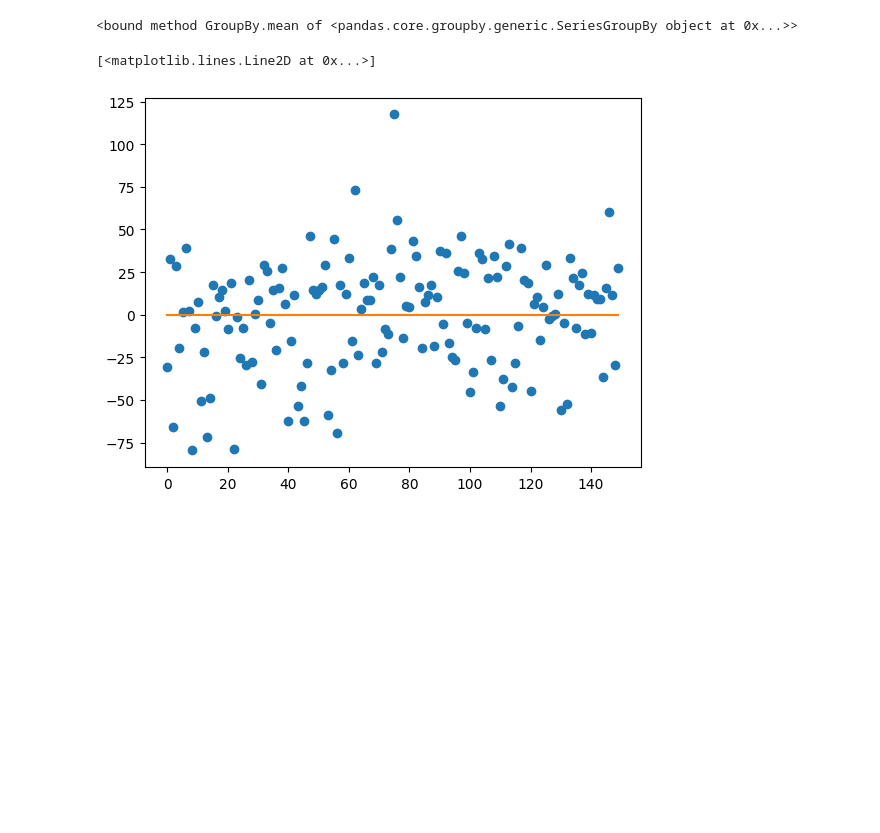
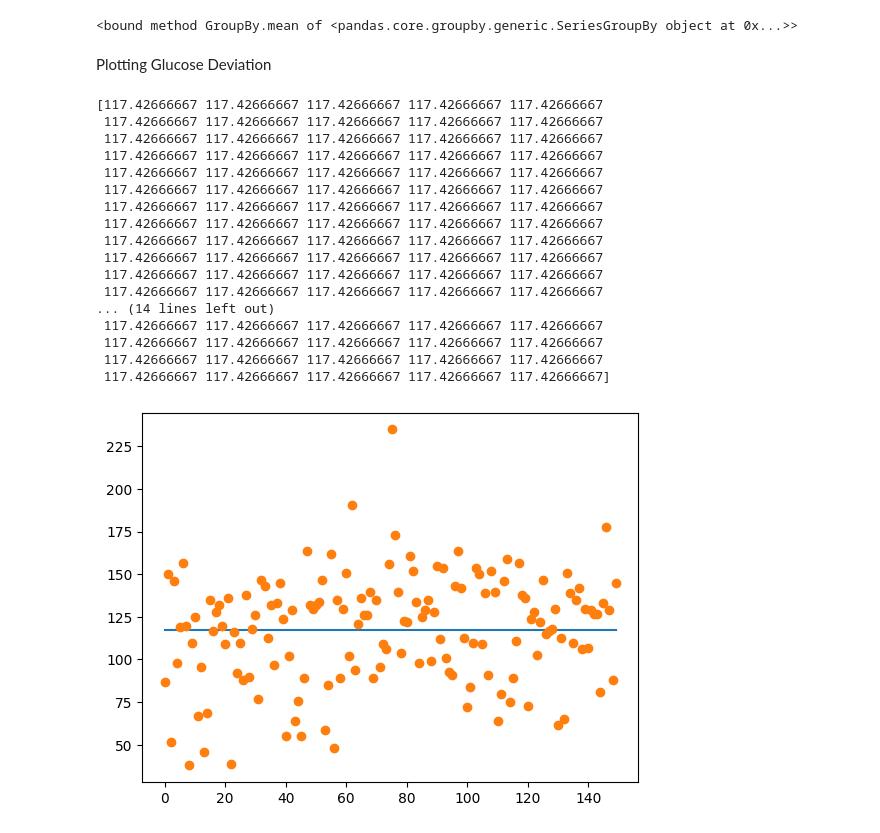
Before and after one commit to colatos99/diabetes-dataset-project, a Jupyter notebook: main_nb.ipynb, the cells around one changed output. Saved outputs shown, nothing was run; the diff lists cells and outputs as text; code cells hidden in the pictures; blank space fills up the shorter version.

```diff
--- a/main_nb.ipynb
+++ b/main_nb.ipynb
@@ -54,34 +54,59 @@ mean = stats_group["Glucose"].mean
 mean
 # %% [output]
 <bound method GroupBy.mean of <pandas.core.groupby.generic.SeriesGroupBy object at 0x...>>
+# %% [markdown]
+Plotting Glucose Deviation
 # %%
 df_sorted = df.sort_values("Glucose")
 df_sorted["Glucose"][range(50,100)]
 x = np.array(df["Glucose"][:150])
 #x
 y = np.array(df["BloodPressure"][:30])
 z = np.array(df["Insulin"][:30])
 a = np.array(df["DiabetesPedigreeFunction"][:30])
 len(x)
 len(y)
 #plt.plot(a,z,'o')
 y_av = sum(y)/len(y)
 x_av = sum(x)/len(x)
 z_av = sum(z)/len(z)
 a_av = sum(a)/len(a)
 
 resid_list =  []
 final_list = []
 for i in range(0,len(x)):
  resid_list.append(x_av - x[i])
 resid_list
-plt.plot(resid_list,'o')
-#plt.plot(x)
-zero_array = np.zeros(150)
-plt.plot(zero_array)
+x_av_array = np.linspace(x_av,x_av,150)
+print(x_av_array)
+#plt.plot(resid_list,'o')
+final_list = []
+for i in range(0,len(x)):
+    final_list.append(resid_list[i] + x_av_array[i])
+
+plt.plot(x_av_array)
+
+
+plot = plt.plot(final_list,'o')
 # %% [output]
-[<matplotlib.lines.Line2D at 0x...>]
+[117.42666667 117.42666667 117.42666667 117.42666667 117.42666667
+ 117.42666667 117.42666667 117.42666667 117.42666667 117.42666667
+ 117.42666667 117.42666667 117.42666667 117.42666667 117.42666667
+ 117.42666667 117.42666667 117.42666667 117.42666667 117.42666667
+ 117.42666667 117.42666667 117.42666667 117.42666667 117.42666667
+ 117.42666667 117.42666667 117.42666667 117.42666667 117.42666667
+ 117.42666667 117.42666667 117.42666667 117.42666667 117.42666667
+ 117.42666667 117.42666667 117.42666667 117.42666667 117.42666667
+ 117.42666667 117.42666667 117.42666667 117.42666667 117.42666667
+ 117.42666667 117.42666667 117.42666667 117.42666667 117.42666667
+ 117.42666667 117.42666667 117.42666667 117.42666667 117.42666667
+ 117.42666667 117.42666667 117.42666667 117.42666667 117.42666667
+... (14 lines left out)
+ 117.42666667 117.42666667 117.42666667 117.42666667 117.42666667
+ 117.42666667 117.42666667 117.42666667 117.42666667 117.42666667
+ 117.42666667 117.42666667 117.42666667 117.42666667 117.42666667
+ 117.42666667 117.42666667 117.42666667 117.42666667 117.42666667]
-[figure, old version]
+[figure, new version]
 # %%
 len(x)
 # %% [output]
```
Also changed, not shown: parts of 8 cells of this notebook.
